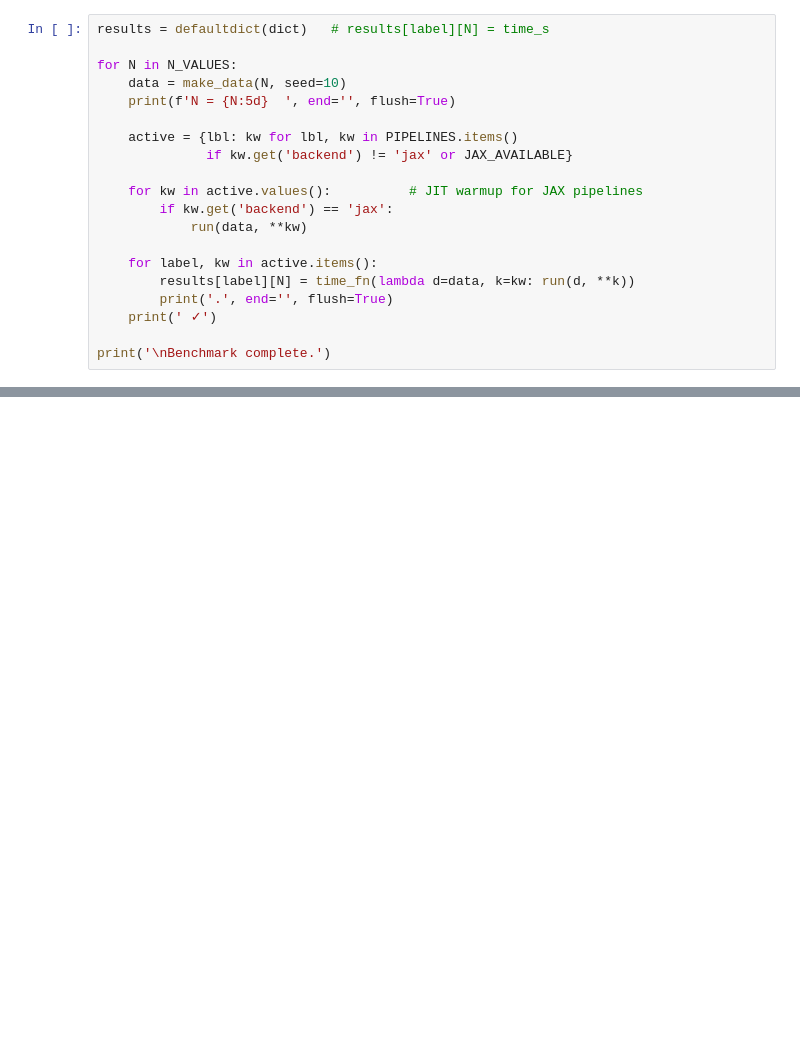
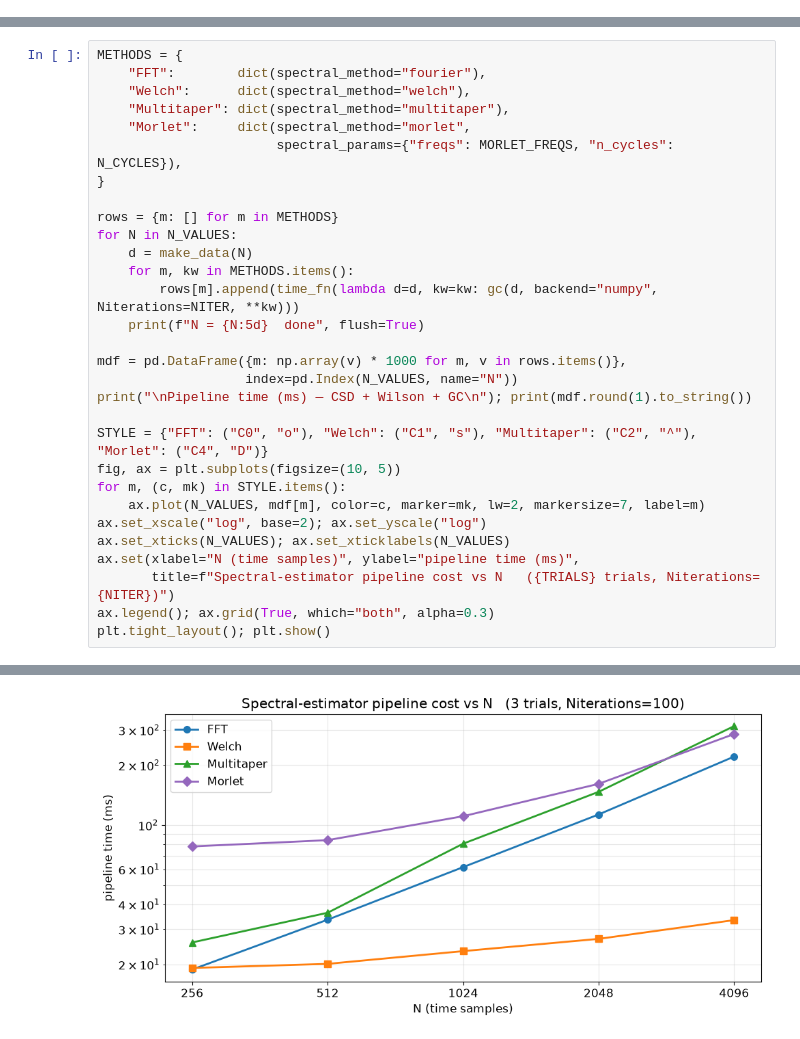
Before and after one commit to ViniciusLima94/pyGC, a Jupyter notebook: notebooks/04_benchmarks.ipynb, the cells around one changed output, grey strips where cells are left out. Saved outputs shown, nothing was run; the diff lists cells and outputs as text; blank space fills up the shorter version.

Commit message:
refactor 04_benchmarks: restructure into three comparisons

```diff
--- a/notebooks/04_benchmarks.ipynb
+++ b/notebooks/04_benchmarks.ipynb
@@ -131,20 +65,0 @@ JAX Wilson is warmed up (JIT-compiled) once per N before timing starts.
-# %%
-results = defaultdict(dict)   # results[label][N] = time_s
-
-for N in N_VALUES:
-    data = make_data(N, seed=10)
-    print(f'N = {N:5d}  ', end='', flush=True)
-
-    active = {lbl: kw for lbl, kw in PIPELINES.items()
-              if kw.get('backend') != 'jax' or JAX_AVAILABLE}
-
-    for kw in active.values():          # JIT warmup for JAX pipelines
-        if kw.get('backend') == 'jax':
-            run(data, **kw)
-
-    for label, kw in active.items():
-        results[label][N] = time_fn(lambda d=data, k=kw: run(d, **k))
-        print('.', end='', flush=True)
-    print(' ✓')
-
-print('\nBenchmark complete.')
@@ -217,0 +99,31 @@ plt.show()
+# %%
+METHODS = {
+    "FFT":        dict(spectral_method="fourier"),
+    "Welch":      dict(spectral_method="welch"),
+    "Multitaper": dict(spectral_method="multitaper"),
+    "Morlet":     dict(spectral_method="morlet",
+                       spectral_params={"freqs": MORLET_FREQS, "n_cycles": N_CYCLES}),
+}
+
+rows = {m: [] for m in METHODS}
+for N in N_VALUES:
+    d = make_data(N)
+    for m, kw in METHODS.items():
+        rows[m].append(time_fn(lambda d=d, kw=kw: gc(d, backend="numpy", Niterations=NITER, **kw)))
+    print(f"N = {N:5d}  done", flush=True)
+
+mdf = pd.DataFrame({m: np.array(v) * 1000 for m, v in rows.items()},
+                   index=pd.Index(N_VALUES, name="N"))
+print("\nPipeline time (ms) — CSD + Wilson + GC\n"); print(mdf.round(1).to_string())
+
+STYLE = {"FFT": ("C0", "o"), "Welch": ("C1", "s"), "Multitaper": ("C2", "^"), "Morlet": ("C4", "D")}
+fig, ax = plt.subplots(figsize=(10, 5))
+for m, (c, mk) in STYLE.items():
+    ax.plot(N_VALUES, mdf[m], color=c, marker=mk, lw=2, markersize=7, label=m)
+ax.set_xscale("log", base=2); ax.set_yscale("log")
+ax.set_xticks(N_VALUES); ax.set_xticklabels(N_VALUES)
+ax.set(xlabel="N (time samples)", ylabel="pipeline time (ms)",
+       title=f"Spectral-estimator pipeline cost vs N   ({TRIALS} trials, Niterations={NITER})")
+ax.legend(); ax.grid(True, which="both", alpha=0.3)
+plt.tight_layout(); plt.show()
+# %% [output]
@@ -217,0 +145 @@ plt.show()
+[figure, added]
```
Also changed, not shown: parts of 18 cells of this notebook.
